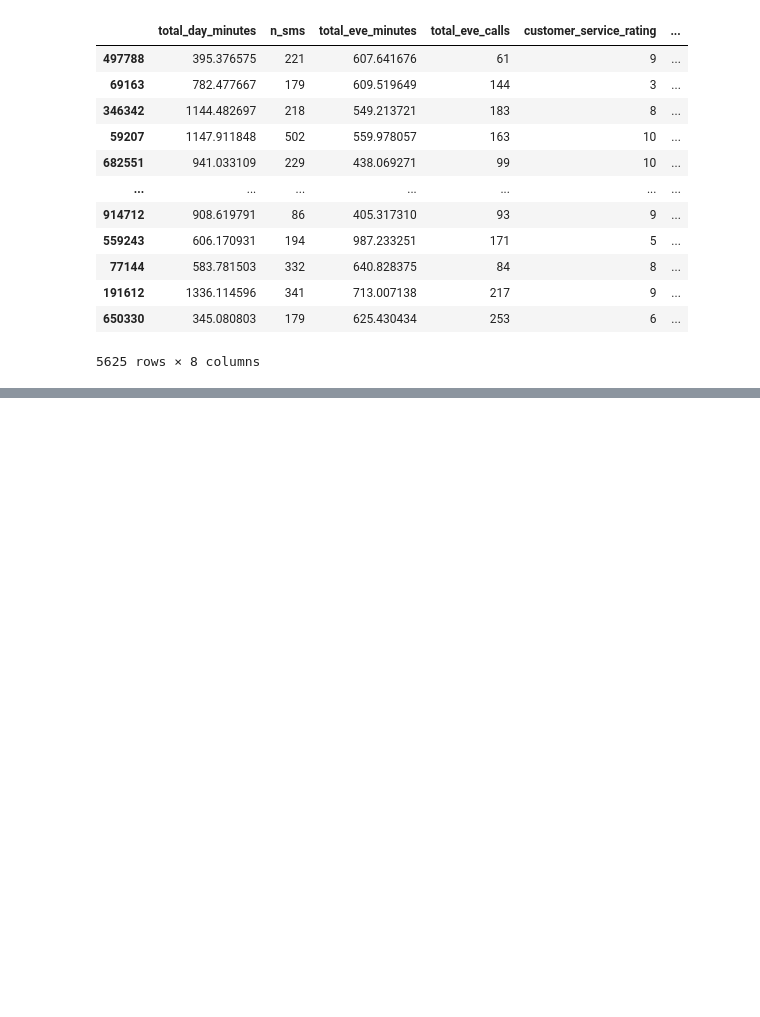
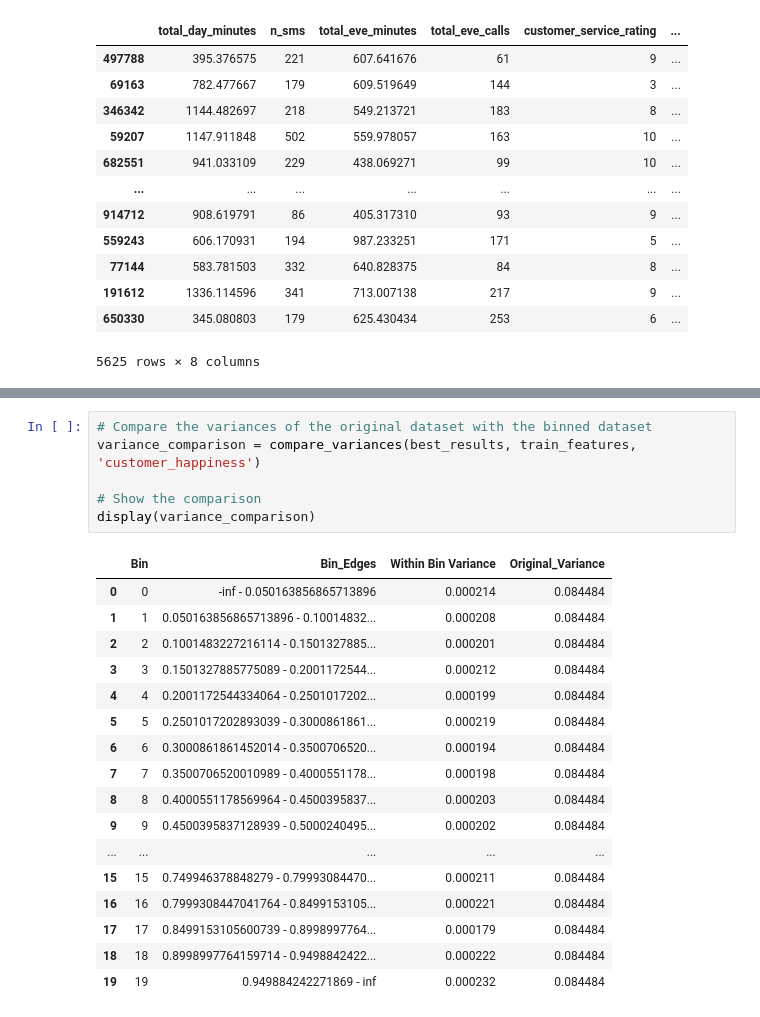
Before and after one commit to borjaregueral/telecom_churn, a Jupyter notebook: notebooks/01_churn_dataset_exploration.ipynb, the cells around one changed output, grey strips where cells are left out. Cells and saved outputs as stored; diff of their text form; blank space fills up the shorter version.

```diff
--- a/notebooks/01_churn_dataset_exploration.ipynb
+++ b/notebooks/01_churn_dataset_exploration.ipynb
@@ -269,3 +273,27 @@ Feature: total_eve_minutes, Best Cramér's V: 0.0453 with 4 bins using decision_
+# %%
+# Compare the variances of the original dataset with the binned dataset
+variance_comparison = compare_variances(best_results, train_features, 'customer_happiness')
+
+# Show the comparison
+display(variance_comparison)
+# %% [output]
+|  | Bin | Bin_Edges | Within Bin Variance | Original_Variance |
+| 0 | 0 | -inf - 0.050163856865713896 | 0.000214 | 0.084484 |
+| 1 | 1 | 0.050163856865713896 - 0.10014832... | 0.000208 | 0.084484 |
+| 2 | 2 | 0.1001483227216114 - 0.1501327885... | 0.000201 | 0.084484 |
+| 3 | 3 | 0.1501327885775089 - 0.2001172544... | 0.000212 | 0.084484 |
+| 4 | 4 | 0.2001172544334064 - 0.2501017202... | 0.000199 | 0.084484 |
+| 5 | 5 | 0.2501017202893039 - 0.3000861861... | 0.000219 | 0.084484 |
+| 6 | 6 | 0.3000861861452014 - 0.3500706520... | 0.000194 | 0.084484 |
+| 7 | 7 | 0.3500706520010989 - 0.4000551178... | 0.000198 | 0.084484 |
+| 8 | 8 | 0.4000551178569964 - 0.4500395837... | 0.000203 | 0.084484 |
+| 9 | 9 | 0.4500395837128939 - 0.5000240495... | 0.000202 | 0.084484 |
+| ... | ... | ... | ... | ... |
+| 15 | 15 | 0.749946378848279 - 0.79993084470... | 0.000211 | 0.084484 |
+| 16 | 16 | 0.7999308447041764 - 0.8499153105... | 0.000221 | 0.084484 |
+| 17 | 17 | 0.8499153105600739 - 0.8998997764... | 0.000179 | 0.084484 |
+| 18 | 18 | 0.8998997764159714 - 0.9498842422... | 0.000222 | 0.084484 |
+| 19 | 19 | 0.949884242271869 - inf | 0.000232 | 0.084484 |
 # %%
 # Fit the best discretizers to the training features
 fitted_discretizers = fit_best_discretizers(train_features, best_results, 'churn')
```
Also changed, not shown: parts of 16 cells of this notebook.
